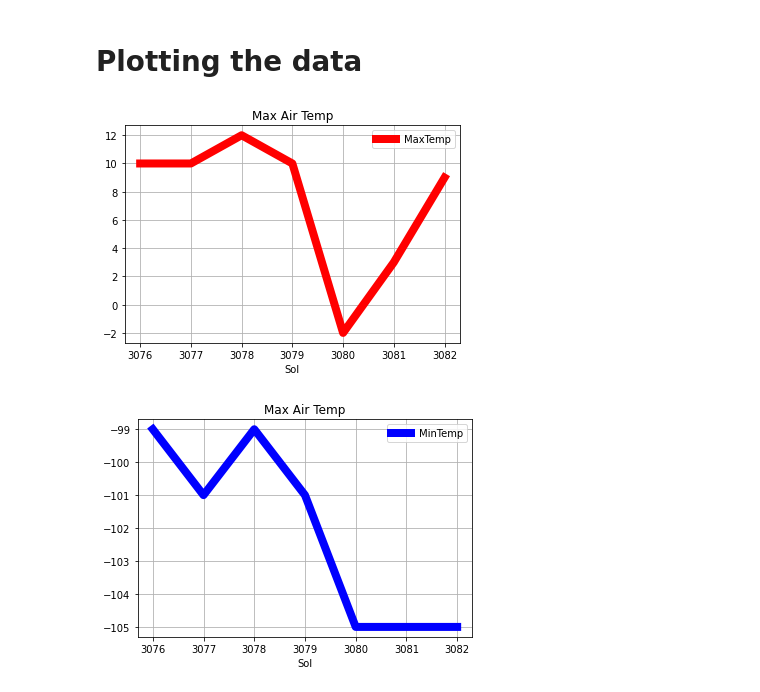
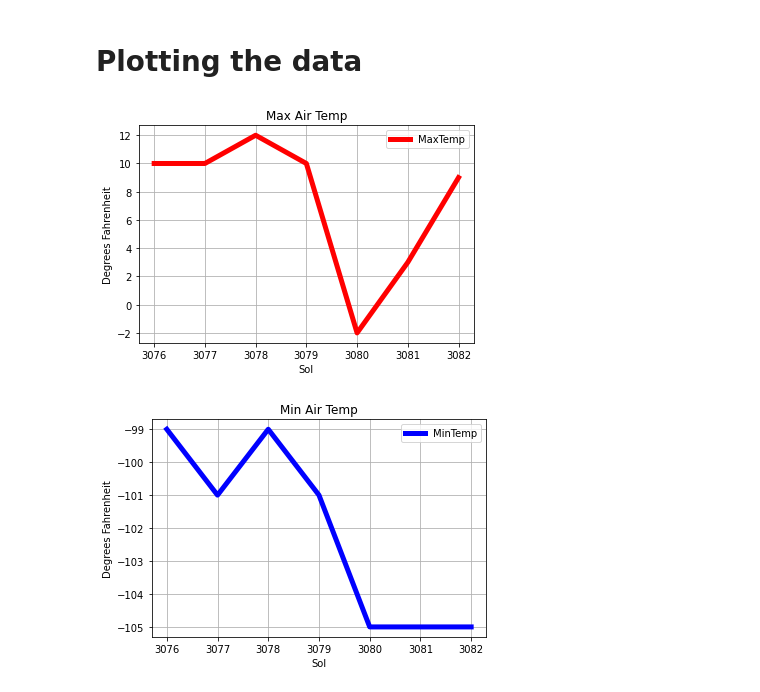
Before and after one commit to carolinecavaliere/MarsWeatherProject, a Jupyter notebook: mars_weather.ipynb, the cells around one changed output. Drawn from its saved outputs; the diff is of its cells as text; code cells hidden in the pictures.

```diff
--- a/mars_weather.ipynb
+++ b/mars_weather.ipynb
@@ -118,6 +119,5 @@ memory usage: 520.0+ bytes
 # %%
-htmlTable['Date'] = pd.to_datetime(htmlTable['Date'])
-htmlTable['MaxTemp'] = pd.to_numeric(htmlTable['MaxTemp'])
+htmlTable['MaxTemp'] = pd.to_numeric(htmlTable['MaxTemp']) #convert to integer
 htmlTable['MinTemp'] = pd.to_numeric(htmlTable['MinTemp'])
 htmlTable.info()
 # %% [output]
@@ -188,40 +153,0 @@ htmlTable
-# %%
-# demonstrates the using HTML to style your dataframe
-background_color = input('What Dataframe color would like ? Choose from Purple, Pink or Blue or any Hex value')
-
-htmlTable.style.set_table_styles(
-
-    [   {'selector': 'th',
-
-        'props': [('background', background_color),
-
-        ('color', 'white'),
-
-        ('font-family', 'Comic Sans MS')]},
-
-
-        {'selector': 'td',
-
-        'props': [('font-family', 'Comic Sans MS'),
-
-        ('color', 'black')]},
-
-
-        {'selector': 'tr:nth-of-type(odd)',
-
-        'props': [('background', '#DCDCDC')]},
-
-
-        {'selector': 'tr:nth-of-type(even)',
-
-        'props': [('background', 'white')]},
-
-
-
-        {'selector': 'tr:Hover',
-
-        'props': [('background-color', background_color)]},
-
-    ]
-
-    )
@@ -237,11 +154,11 @@ htmlTable.style.set_table_styles(
 # %% [markdown]
 # Plotting the data
 # %%
-maxTempGraph = htmlTable.plot(title='Max Air Temp', x = 'Sol', y = 'MaxTemp', grid=True, linewidth=8, color='r')
+maxTempGraph = htmlTable.plot(title='Max Air Temp', x = 'Sol', y = 'MaxTemp', grid=True, linewidth=5, color='r', ylabel = "Degrees Fahrenheit")
 # %% [output]
-[figure, old version]
+[figure, new version]
 # %%
-maxTempGraph = htmlTable.plot(title='Min Air Temp', x = 'Sol', y = 'MinTemp', grid=True, linewidth=8, color='b')
+minTempGraph = htmlTable.plot(title='Min Air Temp', x = 'Sol', y = 'MinTemp', grid=True, linewidth=5, color='b', ylabel = 'Degrees Fahrenheit')
 # %% [output]
-[figure, old version]
+[figure, new version]
 # %%
```
Also changed, not shown: parts of 24 cells of this notebook.
